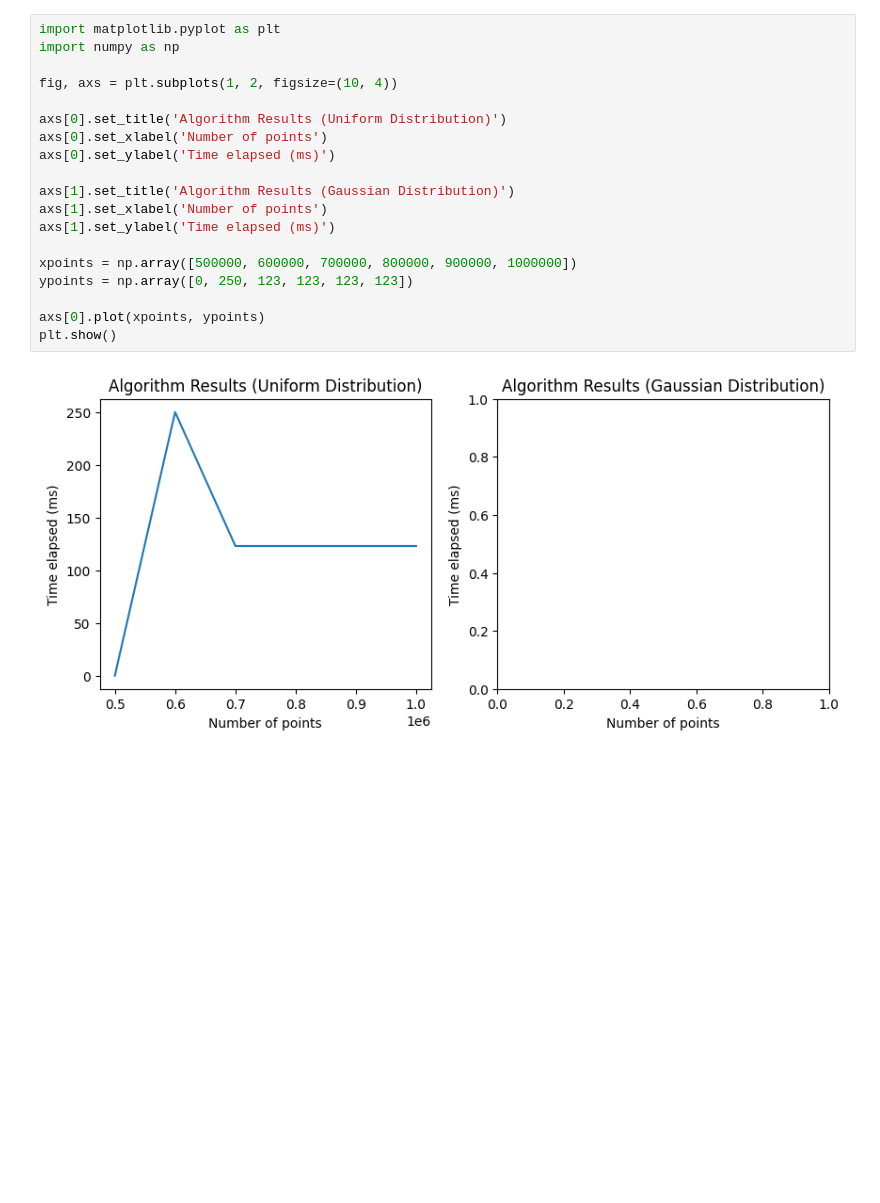
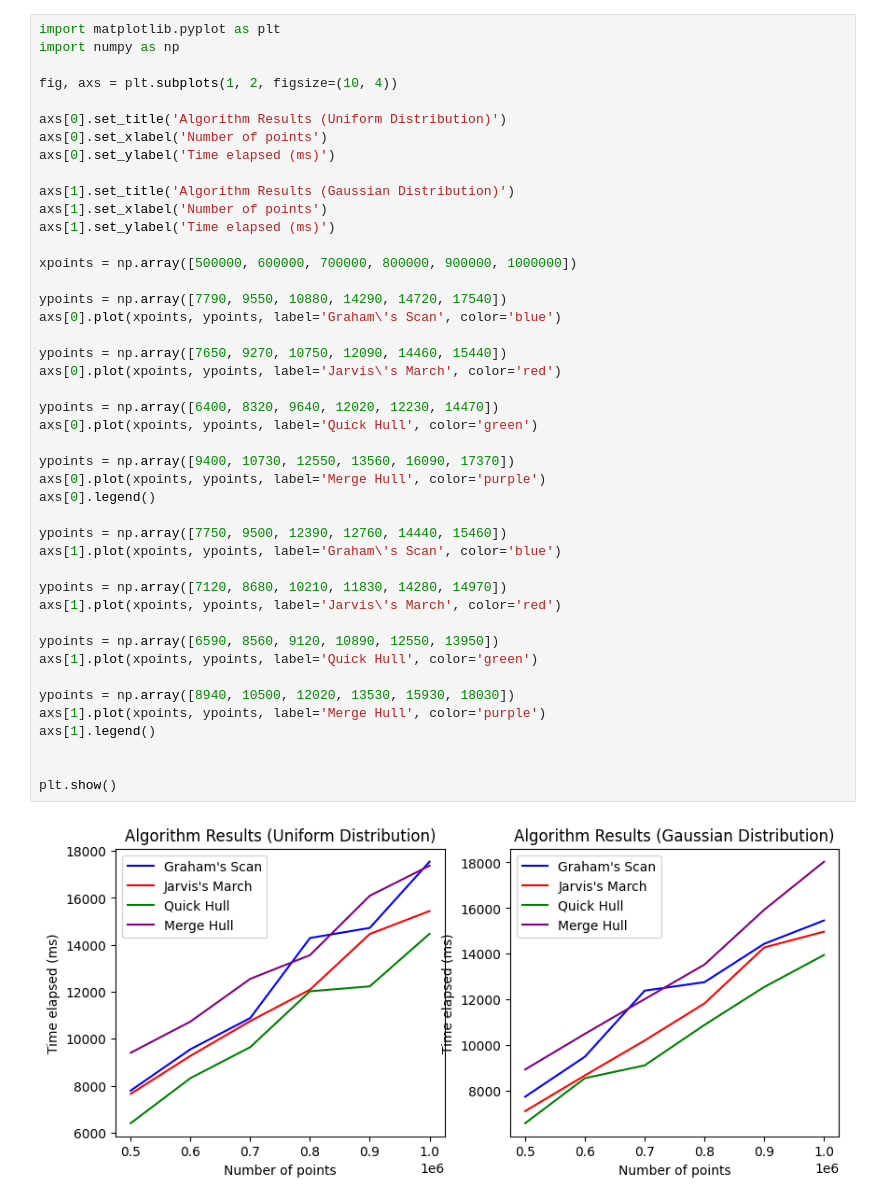
Before and after one commit to mfkucuk/ConvexHullProject, a Jupyter notebook: results/graph.ipynb, the cells around one changed output. Saved outputs shown, nothing was run; the diff lists cells and outputs as text; blank space fills up the shorter version.

```diff
--- a/results/graph.ipynb
+++ b/results/graph.ipynb
@@ -1,21 +1,46 @@
 # %%
 import matplotlib.pyplot as plt
 import numpy as np
 
 fig, axs = plt.subplots(1, 2, figsize=(10, 4))
 
 axs[0].set_title('Algorithm Results (Uniform Distribution)')
 axs[0].set_xlabel('Number of points')
 axs[0].set_ylabel('Time elapsed (ms)')
 
 axs[1].set_title('Algorithm Results (Gaussian Distribution)')
 axs[1].set_xlabel('Number of points')
 axs[1].set_ylabel('Time elapsed (ms)')
 
 xpoints = np.array([500000, 600000, 700000, 800000, 900000, 1000000])
-ypoints = np.array([0, 250, 123, 123, 123, 123])
 
-axs[0].plot(xpoints, ypoints)
+ypoints = np.array([7790, 9550, 10880, 14290, 14720, 17540])
+axs[0].plot(xpoints, ypoints, label='Graham\'s Scan', color='blue')
+
+ypoints = np.array([7650, 9270, 10750, 12090, 14460, 15440])
+axs[0].plot(xpoints, ypoints, label='Jarvis\'s March', color='red')
+
+ypoints = np.array([6400, 8320, 9640, 12020, 12230, 14470])
+axs[0].plot(xpoints, ypoints, label='Quick Hull', color='green')
+
+ypoints = np.array([9400, 10730, 12550, 13560, 16090, 17370])
+axs[0].plot(xpoints, ypoints, label='Merge Hull', color='purple')
+axs[0].legend()
+
+ypoints = np.array([7750, 9500, 12390, 12760, 14440, 15460])
+axs[1].plot(xpoints, ypoints, label='Graham\'s Scan', color='blue')
+
+ypoints = np.array([7120, 8680, 10210, 11830, 14280, 14970])
+axs[1].plot(xpoints, ypoints, label='Jarvis\'s March', color='red')
+
+ypoints = np.array([6590, 8560, 9120, 10890, 12550, 13950])
+axs[1].plot(xpoints, ypoints, label='Quick Hull', color='green')
+
+ypoints = np.array([8940, 10500, 12020, 13530, 15930, 18030])
+axs[1].plot(xpoints, ypoints, label='Merge Hull', color='purple')
+axs[1].legend()
+
+
 plt.show()
 # %% [output]
-[figure, old version]
+[figure, new version]
```
Also changed, not shown: 36 other files.
